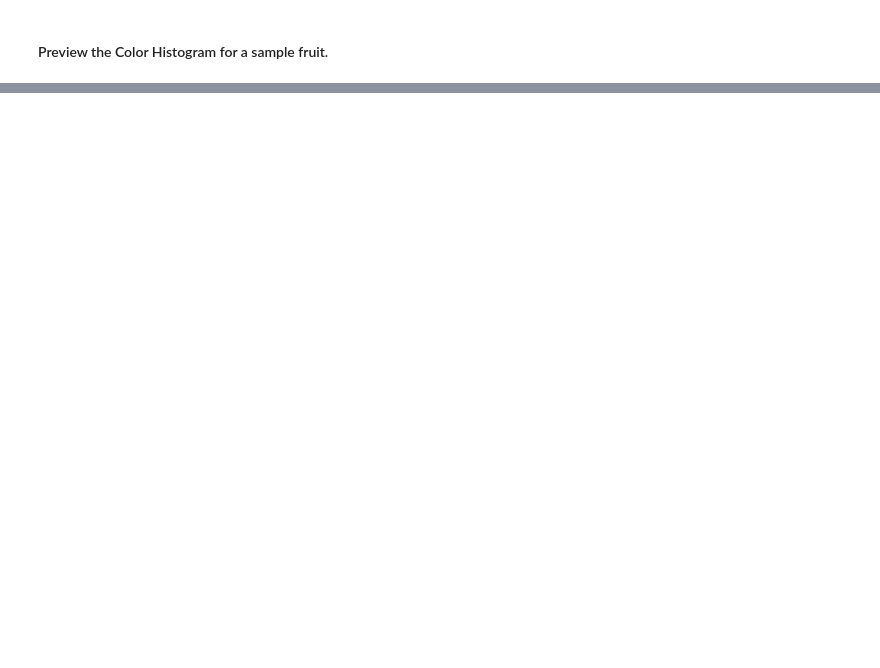
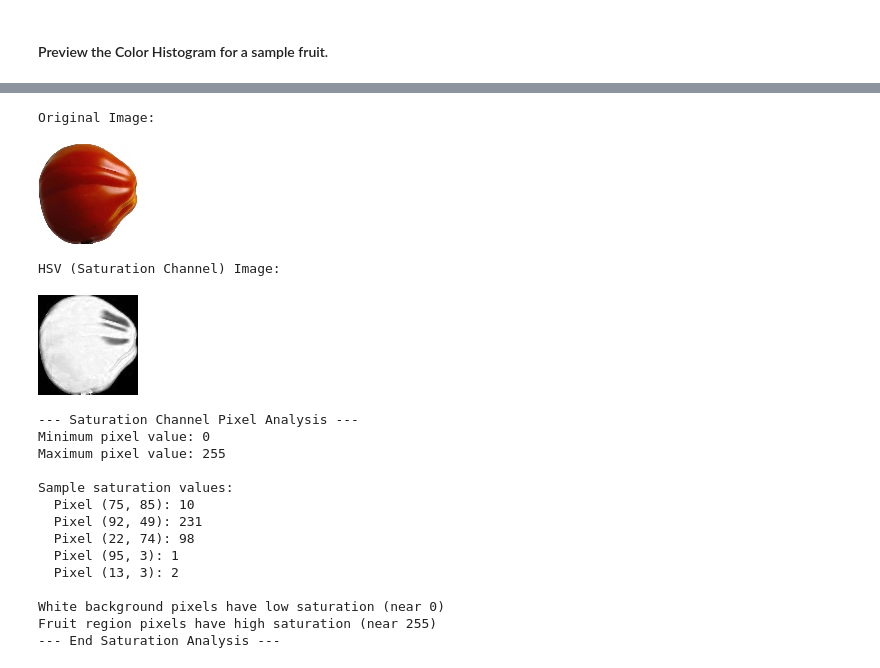
Before and after one commit to mohamedelziat50/Fruit-Recognition-MIU, a Jupyter notebook: Fruit_Recognition.ipynb, the cells around one changed output, grey strips where cells are left out. Drawn from its saved outputs; the diff is of its cells as text; code cells hidden in the pictures; blank space fills up the shorter version.

```diff
--- a/Fruit_Recognition.ipynb
+++ b/Fruit_Recognition.ipynb
@@ -181,0 +189,44 @@ plt.show()
+# %%
+# Display the original image
+print("Original Image:")
+cv2_imshow(fruit.image)
+
+# Convert the BGR image to HSV
+print("HSV (Saturation Channel) Image:")
+image_hsv = cv.cvtColor(fruit.image, cv.COLOR_BGR2HSV)
+hue, saturation, value = cv.split(image_hsv) # Returns numpy arrays
+cv2_imshow(saturation)
+
+# Print information about the saturation channel to showcase its pixel values
+print("\n--- Saturation Channel Pixel Analysis ---")
+print(f"Minimum pixel value: {np.min(saturation)}")
+print(f"Maximum pixel value: {np.max(saturation)}")
+
+# Print sample pixel values from saturation channel
+print("\nSample saturation values:")
+for i in range(5):
+    row, col = random.randint(0, 99), random.randint(0, 99)
+    print(f"  Pixel ({row}, {col}): {saturation[row, col]}")
+
+print("\nWhite background pixels have low saturation (near 0)")
+print("Fruit region pixels have high saturation (near 255)")
+print("--- End Saturation Analysis ---")
+# %% [output]
+Original Image:
+[figure, added]
+HSV (Saturation Channel) Image:
+[figure, added]
+--- Saturation Channel Pixel Analysis ---
+Minimum pixel value: 0
+Maximum pixel value: 255
+
+Sample saturation values:
+  Pixel (75, 85): 10
+  Pixel (92, 49): 231
+  Pixel (22, 74): 98
+  Pixel (95, 3): 1
+  Pixel (13, 3): 2
+
+White background pixels have low saturation (near 0)
+Fruit region pixels have high saturation (near 255)
+--- End Saturation Analysis ---
```
Also changed, not shown: parts of 6 cells of this notebook.
